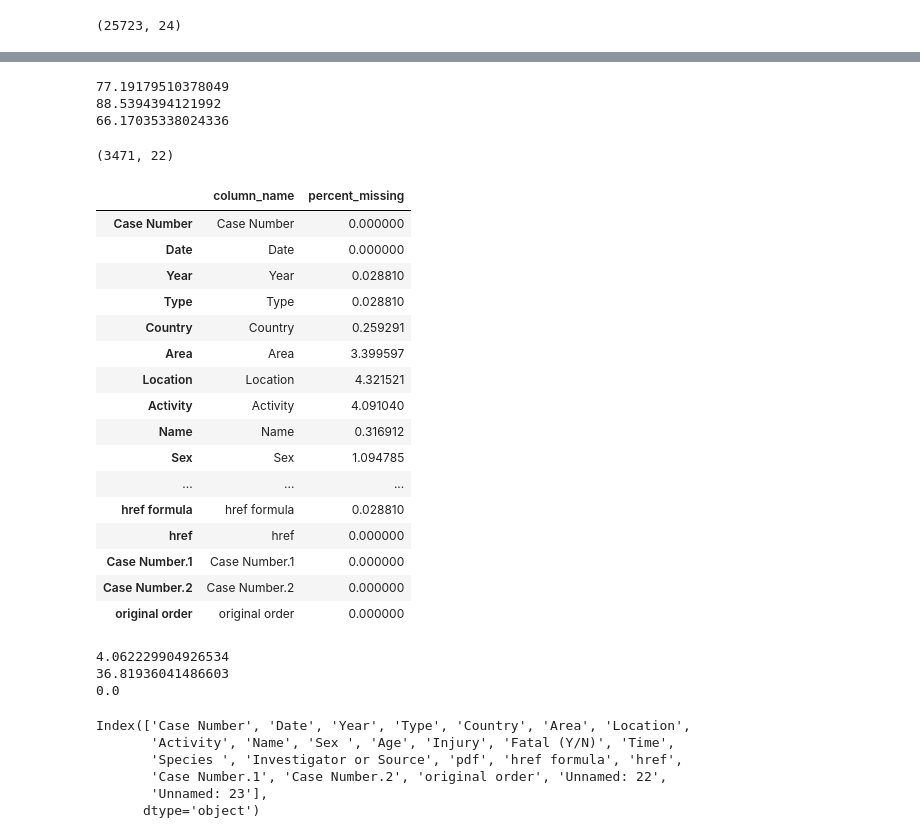
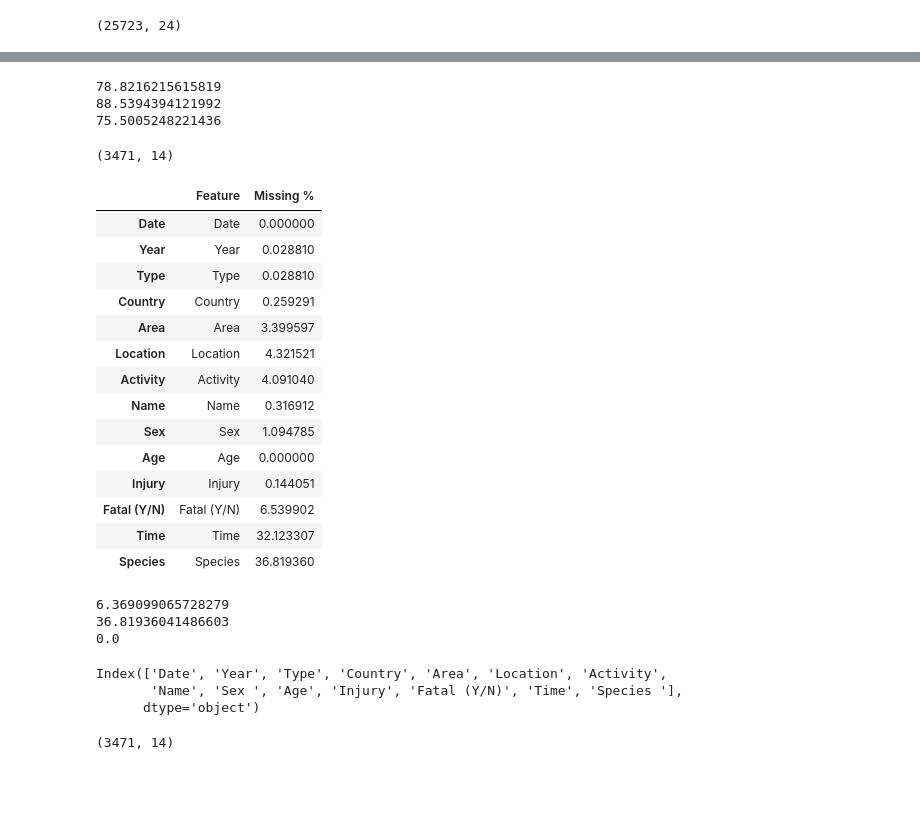
Before and after one commit to ju-br/Cleaning-data-and-evidence-based-insights-Shark-Attack-Project, a Jupyter notebook: Project 1 - Shark attack.ipynb, the cells around one changed output, grey strips where cells are left out. Saved outputs shown, nothing was run; the diff lists cells and outputs as text; code cells hidden in the pictures; blank space fills up the shorter version.

```diff
--- a/Project 1 - Shark attack.ipynb
+++ b/Project 1 - Shark attack.ipynb
@@ -11,5 +18,5 @@ import re
 # %%
-attacks = pd.read_csv("attacks.csv",encoding='latin1')
+attacks = pd.read_csv("/Users/Juliana/Desktop/Ironhack/Projects/Ironhack-Project/input/attacks.csv",encoding='latin1')
 # %%
 attacks
 # %% [output]
@@ -85,4 +92,12 @@ Nan_attack_percentage
 #deleting columns with 100% missing values
 attacks.pop("Unnamed: 22")
 attacks.pop("Unnamed: 23")
+attacks.pop("Investigator or Source")
+attacks.pop("pdf")
+attacks.pop("href formula")
+attacks.pop("href")
+attacks.pop("original order")
+attacks.pop("Case Number.1")
+attacks.pop("Case Number.2")
+attacks.pop("Case Number")
 # %% [output]
@@ -130,12 +143,12 @@ Nan_attack_percentage
 # %%
 #checking min, max and mean missing values percentages after poping Unnamed:22 and :23
-print(Nan_attack_percentage['percent_missing'].mean())
-print(Nan_attack_percentage['percent_missing'].max())
-print(Nan_attack_percentage['percent_missing'].min())
+print(Nan_attack_percentage['Missing %'].mean())
+print(Nan_attack_percentage['Missing %'].max())
+print(Nan_attack_percentage['Missing %'].min())
 # %% [output]
-77.19179510378049
+78.8216215615819
 88.5394394121992
-66.17035338024336
+75.5005248221436
 # %%
 #poping missing values having age
 attacks.dropna(subset=['Age'], inplace = True)
@@ -143,17 +156,16 @@ attacks.dropna(subset=['Age'], inplace = True)
 #dataframe updated after ignorable NaN deletion
 attacks.shape
 # %% [output]
-(3471, 22)
+(3471, 14)
 # %%
 #checking updated missing values percentages after poping Unnamed:22 and :23
 percent_missing = attacks.isnull().sum() * 100 / len(attacks)
 percent_missing
-Nan_attack_percentage = pd.DataFrame({'column_name': attacks.columns,
-                                 'percent_missing': percent_missing})
+Nan_attack_percentage = pd.DataFrame({'Feature': attacks.columns,
+                                 'Missing %': percent_missing})
 Nan_attack_percentage
 # %% [output]
-|  | column_name | percent_missing |
-| Case Number | Case Number | 0.000000 |
+|  | Feature | Missing % |
 | Date | Date | 0.000000 |
 | Year | Year | 0.028810 |
 | Type | Type | 0.028810 |
@@ -163,27 +175,28 @@ Nan_attack_percentage
 | Activity | Activity | 4.091040 |
 | Name | Name | 0.316912 |
 | Sex | Sex | 1.094785 |
-| ... | ... | ... |
-| href formula | href formula | 0.028810 |
-| href | href | 0.000000 |
-| Case Number.1 | Case Number.1 | 0.000000 |
-| Case Number.2 | Case Number.2 | 0.000000 |
-| original order | original order | 0.000000 |
+| Age | Age | 0.000000 |
+| Injury | Injury | 0.144051 |
+| Fatal (Y/N) | Fatal (Y/N) | 6.539902 |
+| Time | Time | 32.123307 |
+| Species | Species | 36.819360 |
 # %%
 #checking updated min, max and mean missing values percentages after poping Unnamed:22 and :23
-print(Nan_attack_percentage['percent_missing'].mean())
-print(Nan_attack_percentage['percent_missing'].max())
-print(Nan_attack_percentage['percent_missing'].min())
+print(Nan_attack_percentage['Missing %'].mean())
+print(Nan_attack_percentage['Missing %'].max())
+print(Nan_attack_percentage['Missing %'].min())
 # %% [output]
-4.062229904926534
+6.369099065728279
 36.81936041486603
 0.0
+# %%
+#evaluating columns
+attacks.columns
+# %% [output]
+Index(['Date', 'Year', 'Type', 'Country', 'Area', 'Location', 'Activity',
+       'Name', 'Sex ', 'Age', 'Injury', 'Fatal (Y/N)', 'Time', 'Species '],
+      dtype='object')
 # %%
-attacks.columns
+attacks.shape
 # %% [output]
-Index(['Case Number', 'Date', 'Year', 'Type', 'Country', 'Area', 'Location',
-       'Activity', 'Name', 'Sex ', 'Age', 'Injury', 'Fatal (Y/N)', 'Time',
-       'Species ', 'Investigator or Source', 'pdf', 'href formula', 'href',
-       'Case Number.1', 'Case Number.2', 'original order', 'Unnamed: 22',
-       'Unnamed: 23'],
-      dtype='object')
+(3471, 14)
```
Also changed, not shown: parts of 11 cells of this notebook.
